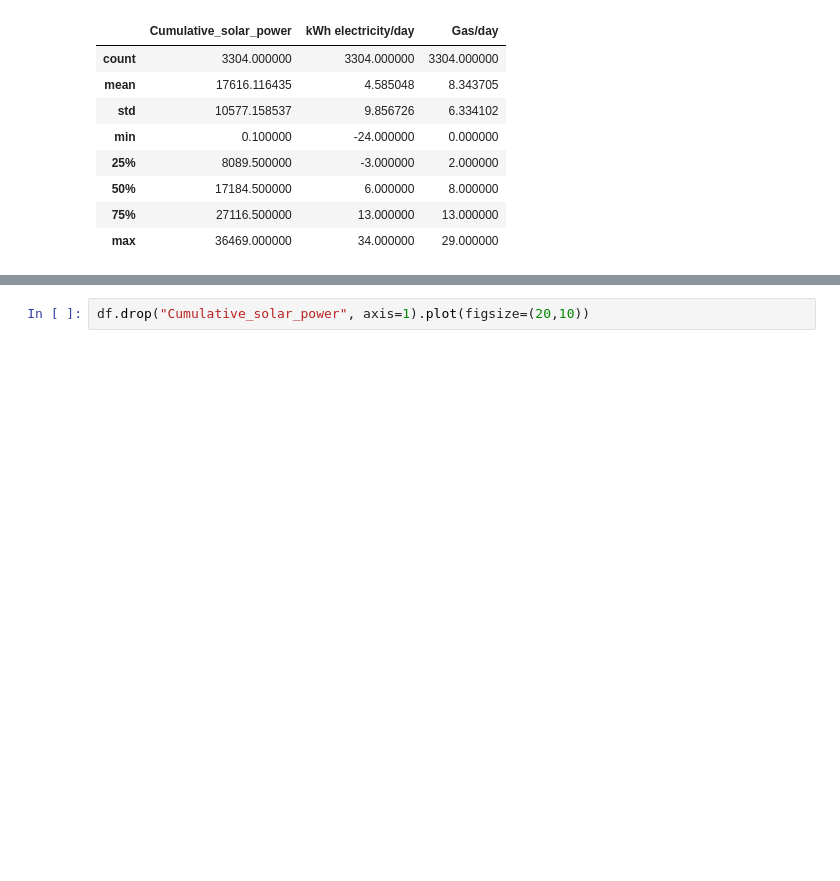
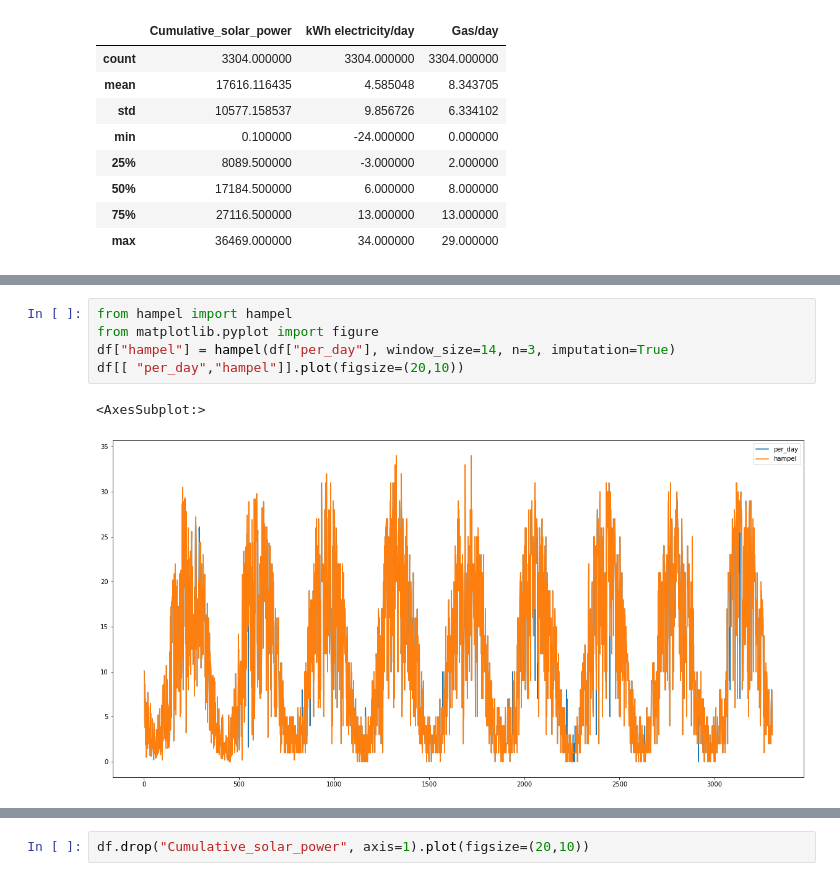
Before and after one commit to NiBa97/Solarpower-LSTM, a Jupyter notebook: daily-power-production-of-solar-panels/explore.ipynb, the cells around one changed output, grey strips where cells are left out. Saved outputs shown, nothing was run; the diff lists cells and outputs as text; blank space fills up the shorter version.

```diff
--- a/daily-power-production-of-solar-panels/explore.ipynb
+++ b/daily-power-production-of-solar-panels/explore.ipynb
@@ -18,0 +41,8 @@ df.describe()
+# %%
+from hampel import hampel
+from matplotlib.pyplot import figure
+df["hampel"] = hampel(df["per_day"], window_size=14, n=3, imputation=True)
+df[[ "per_day","hampel"]].plot(figsize=(20,10))
+# %% [output]
+<AxesSubplot:>
+[figure, added]
```
Also changed, not shown: parts of 7 cells of this notebook, 1 other file.
